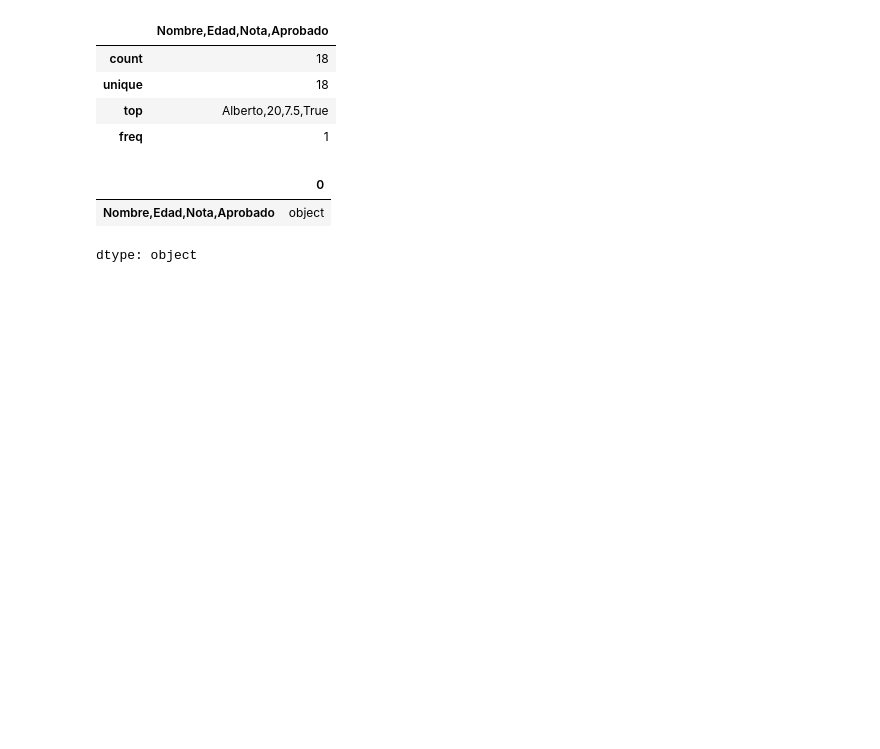
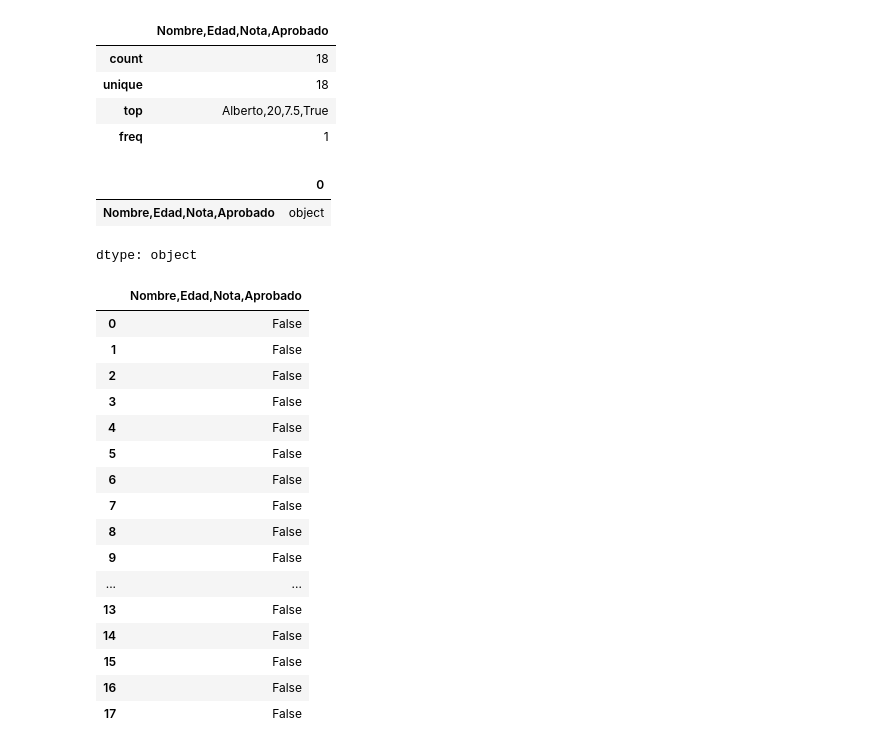
Before and after one commit to Monica-Restrepo/clases-programacion, a Jupyter notebook: Alumnos.ipynb, the cells around one changed output. Cells and saved outputs as stored; diff of their text form; code cells hidden in the pictures; blank space fills up the shorter version.

```diff
--- a/Alumnos.ipynb
+++ b/Alumnos.ipynb
@@ -83,3 +83,25 @@ datos.dtypes
 |  | 0 |
 | Nombre,Edad,Nota,Aprobado | object |
 dtype: object
+# %%
+df = pd.DataFrame(datos)
+# %%
+df.isnull()
+# %% [output]
+|  | Nombre,Edad,Nota,Aprobado |
+| 0 | False |
+| 1 | False |
+| 2 | False |
+| 3 | False |
+| 4 | False |
+| 5 | False |
+| 6 | False |
+| 7 | False |
+| 8 | False |
+| 9 | False |
+| ... | ... |
+| 13 | False |
+| 14 | False |
+| 15 | False |
+| 16 | False |
+| 17 | False |
```
Also changed, not shown: parts of 14 cells of this notebook.
